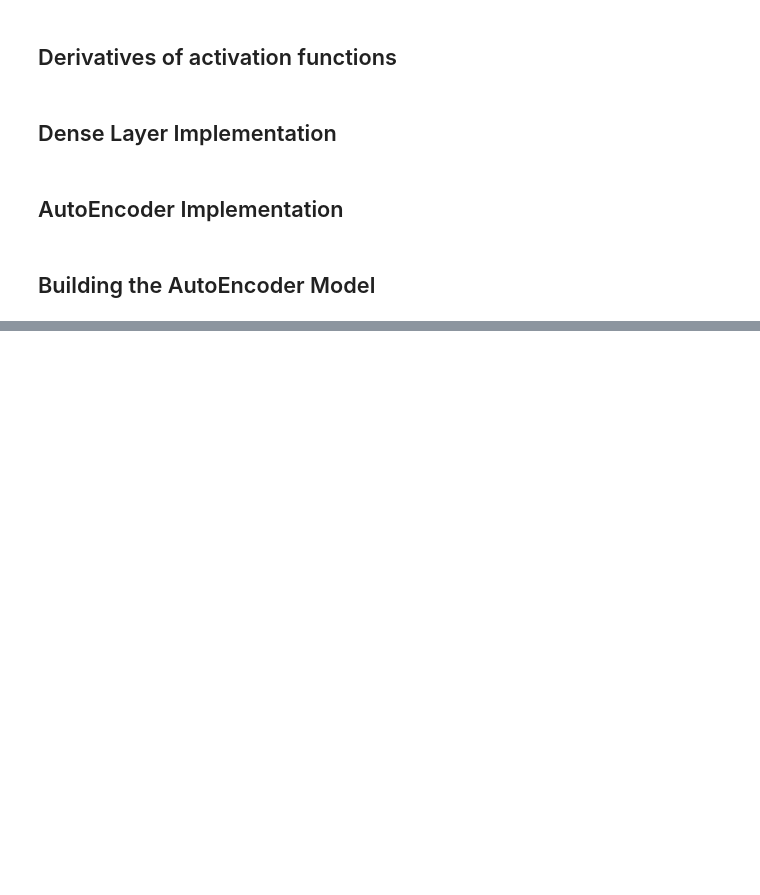
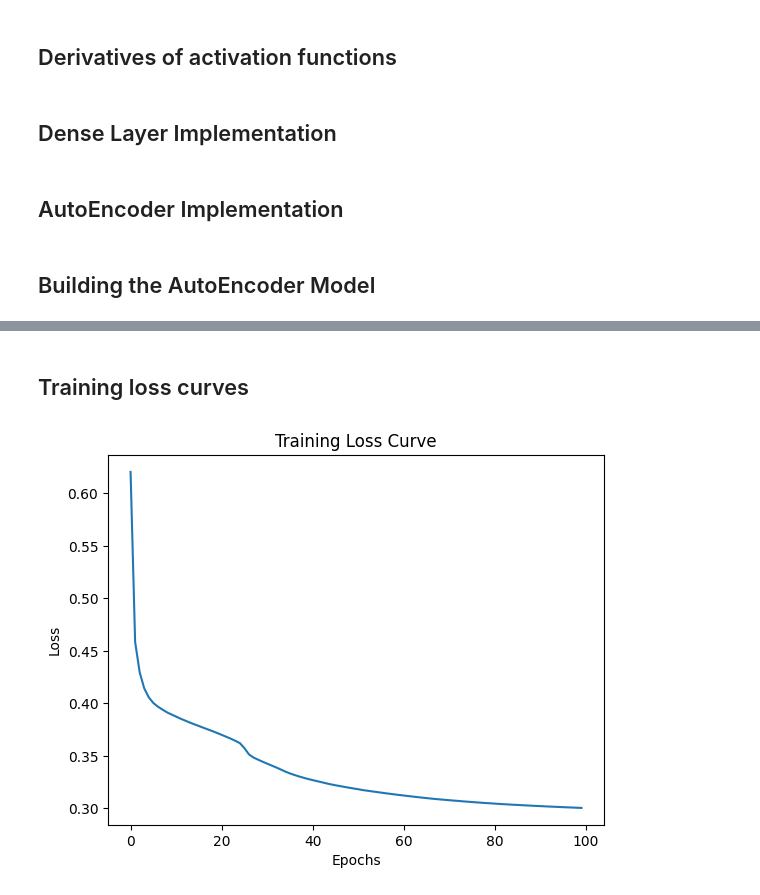
Before and after one commit to abdelrahman7124/Machine-Learning-lab-4, a Jupyter notebook: AutoEncoder.ipynb, the cells around one changed output, grey strips where cells are left out. Saved outputs shown, nothing was run; the diff lists cells and outputs as text; code cells hidden in the pictures; blank space fills up the shorter version.

Commit message:
Added learning curve

```diff
--- a/AutoEncoder.ipynb
+++ b/AutoEncoder.ipynb
@@ -102,8 +112,8 @@ def tanh_der(x):
 # %%
 class DenseLayer:
     def __init__(self, input_dim, output_dim, activation):
-        self.W = np.random.randn(input_dim, output_dim)
-        self.b = np.random.randn(1, output_dim)
+        self.W = np.random.randn(input_dim, output_dim) * np.sqrt(2 / input_dim)
+        self.b = np.zeros((1, output_dim))
         if activation == 'tanh':
             self.activation = tanh
             self.activation_der = tanh_der
@@ -135,13 +145,23 @@ class DenseLayer:
 ## AutoEncoder Implementation
 # %%
 class Autoencoder:
-    def __init__(self, layers):
+    def __init__(self, layers, bottleneck_idx):
         self.layers = layers
+        self.bottleneck_idx = bottleneck_idx
 
     def forward(self, X):
         for layer in self.layers:
             X = layer.forward(X)
         return X
+
+    def encode(self, X):
+        encoded = X
+        # Forward pass only up to bottleneck layer
+        for i, layer in enumerate(self.layers):
+            encoded = layer.forward(encoded)
+            if i == self.bottleneck_idx:
+                return encoded
+        return encoded
 
     def backward(self, dLoss, l2_lambda):
         # reverse to loop through layers from the last
@@ -164,9 +184,6 @@ class Autoencoder:
 
         for epoch in range(epochs):
             epoch_loss = 0
-
-            np.random.shuffle(X)
-
             for batch in self.create_batches(X, batch_size):
                 y_pred = self.forward(batch)
 
@@ -177,7 +194,6 @@ class Autoencoder:
 
                 self.backward(dLoss, l2_lambda)
 
-                # Update weights
                 for layer in self.layers:
                     layer.W -= learning_rate * layer.dW
                     layer.b -= learning_rate * layer.db
@@ -198,18 +214,18 @@ input_dim = data_scaled.shape[1]
 layers = [
     DenseLayer(input_dim, 128, 'relu'),
     DenseLayer(128, 64, 'relu'),
-    DenseLayer(64, 32, 'tanh'),
+    DenseLayer(64, 32, 'relu'),
 
-    DenseLayer(32, bottle_neck, 'tanh'),
+    DenseLayer(32, bottle_neck, 'relu'),
 
 
-    DenseLayer(bottle_neck, 32, 'tanh'),
+    DenseLayer(bottle_neck, 32, 'relu'),
     DenseLayer(32, 64, 'relu'),
     DenseLayer(64, 128, 'relu'),
-    DenseLayer(128, input_dim, 'sigmoid')
+    DenseLayer(128, input_dim, 'relu')
 ]
 
-autoencoder = Autoencoder(layers)
+autoencoder = Autoencoder(layers, bottleneck_idx=3)
 # %%
-autoencoder.train(data_scaled.values, epochs=1000, batch_size=32, learning_rate=0.01, l2_lambda=0.001)
+loss = autoencoder.train(data_scaled.values, epochs=100, batch_size=64, learning_rate=0.001, l2_lambda=0.0001)
 # %% [output]
@@ -249,0 +242,10 @@ Epoch 990, Loss: 0.511081919391061
+# %% [markdown]
+## Training loss curves
+# %%
+plt.plot(loss)
+plt.xlabel('Epochs')
+plt.ylabel('Loss')
+plt.title('Training Loss Curve')
+plt.show()
+# %% [output]
+[figure, added]
```
Also changed, not shown: parts of 6 cells of this notebook.
